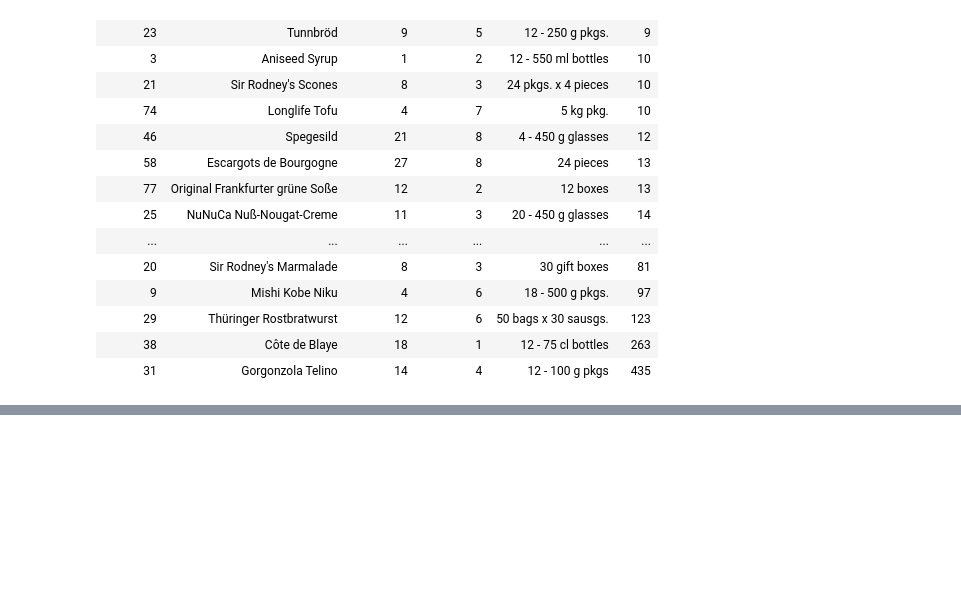
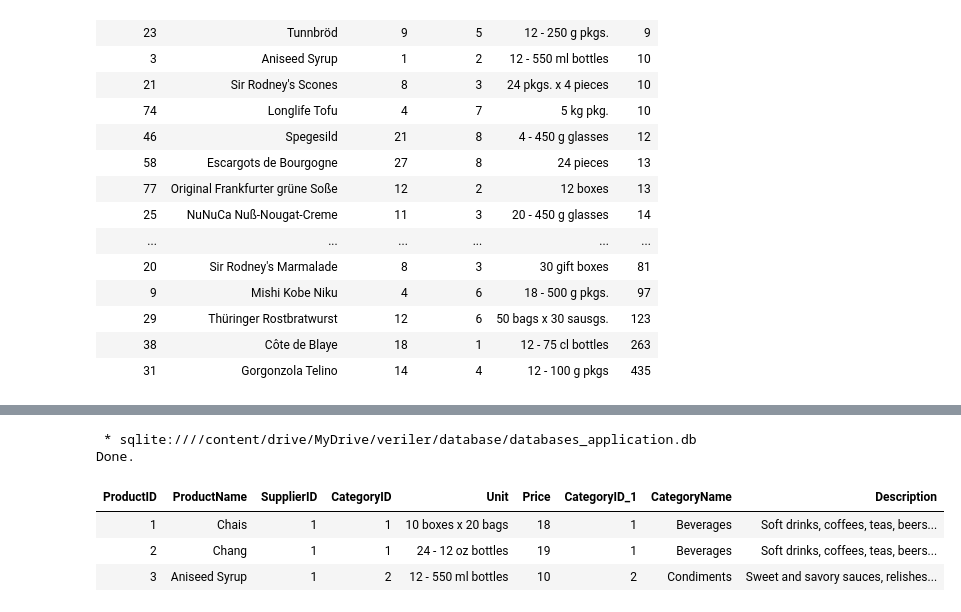
Before and after one commit to abdulkadirdemirci/abdulkadirdemirci, a Jupyter notebook: sql1.ipynb, the cells around one changed output, grey strips where cells are left out. Cells and saved outputs as stored; diff of their text form; code cells hidden in the pictures; blank space fills up the shorter version.

```diff
--- a/sql1.ipynb
+++ b/sql1.ipynb
@@ -332,0 +433,10 @@ Done.
+# %%
+%%sql
+SELECT * FROM Products as PR LEFT OUTER JOIN Categories AS CA ON PR.CategoryID=CA.CategoryID LIMIT 3;
+# %% [output]
+ * sqlite:////content/drive/MyDrive/veriler/database/databases_application.db
+Done.
+| ProductID | ProductName | SupplierID | CategoryID | Unit | Price | CategoryID_1 | CategoryName | Description |
+| 1 | Chais | 1 | 1 | 10 boxes x 20 bags | 18 | 1 | Beverages | Soft drinks, coffees, teas, beers... |
+| 2 | Chang | 1 | 1 | 24 - 12 oz bottles | 19 | 1 | Beverages | Soft drinks, coffees, teas, beers... |
+| 3 | Aniseed Syrup | 1 | 2 | 12 - 550 ml bottles | 10 | 2 | Condiments | Sweet and savory sauces, relishes... |
```
Also changed, not shown: parts of 49 cells of this notebook.
